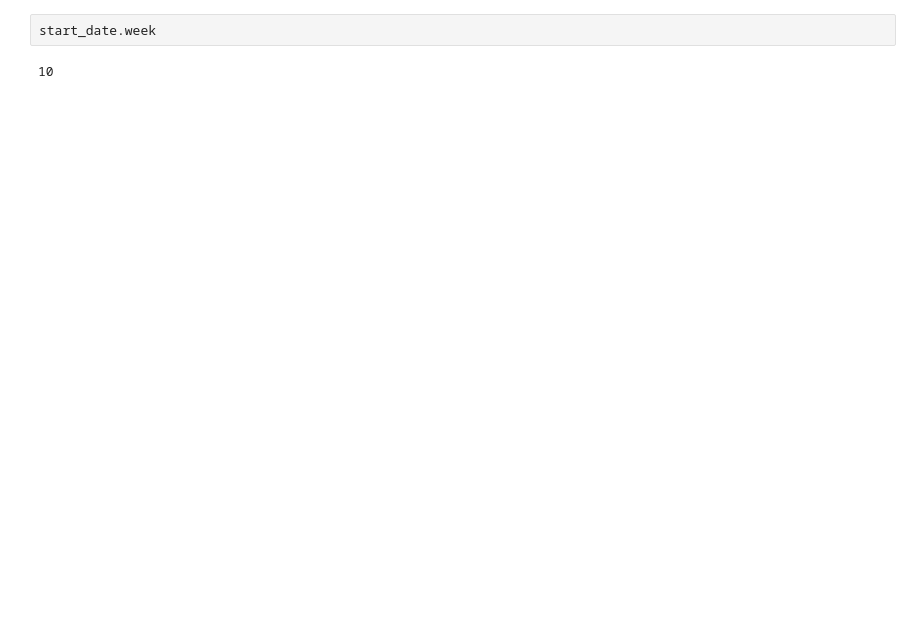
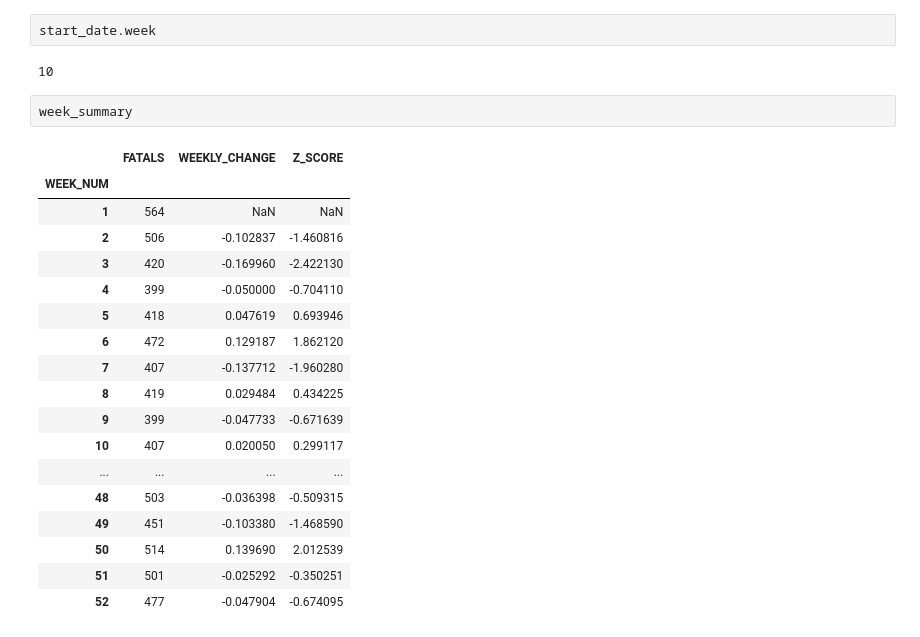
Before and after one commit to vieravfg/Analysis-of-Traffic-Fatalities, a Jupyter notebook: main.ipynb, the cells around one changed output. Drawn from its saved outputs; the diff is of its cells as text; blank space fills up the shorter version.

```diff
--- a/main.ipynb
+++ b/main.ipynb
@@ -161,3 +151,24 @@ plt.hist(week_summary["WEEKLY_CHANGE"], density=True)
 start_date.week
 # %% [output]
 10
+# %%
+week_summary
+# %% [output]
+|  | FATALS | WEEKLY_CHANGE | Z_SCORE |
+| WEEK_NUM |  |  |  |
+| 1 | 564 | NaN | NaN |
+| 2 | 506 | -0.102837 | -1.460816 |
+| 3 | 420 | -0.169960 | -2.422130 |
+| 4 | 399 | -0.050000 | -0.704110 |
+| 5 | 418 | 0.047619 | 0.693946 |
+| 6 | 472 | 0.129187 | 1.862120 |
+| 7 | 407 | -0.137712 | -1.960280 |
+| 8 | 419 | 0.029484 | 0.434225 |
+| 9 | 399 | -0.047733 | -0.671639 |
+| 10 | 407 | 0.020050 | 0.299117 |
+| ... | ... | ... | ... |
+| 48 | 503 | -0.036398 | -0.509315 |
+| 49 | 451 | -0.103380 | -1.468590 |
+| 50 | 514 | 0.139690 | 2.012539 |
+| 51 | 501 | -0.025292 | -0.350251 |
+| 52 | 477 | -0.047904 | -0.674095 |
```
Also changed, not shown: parts of 7 cells of this notebook.
